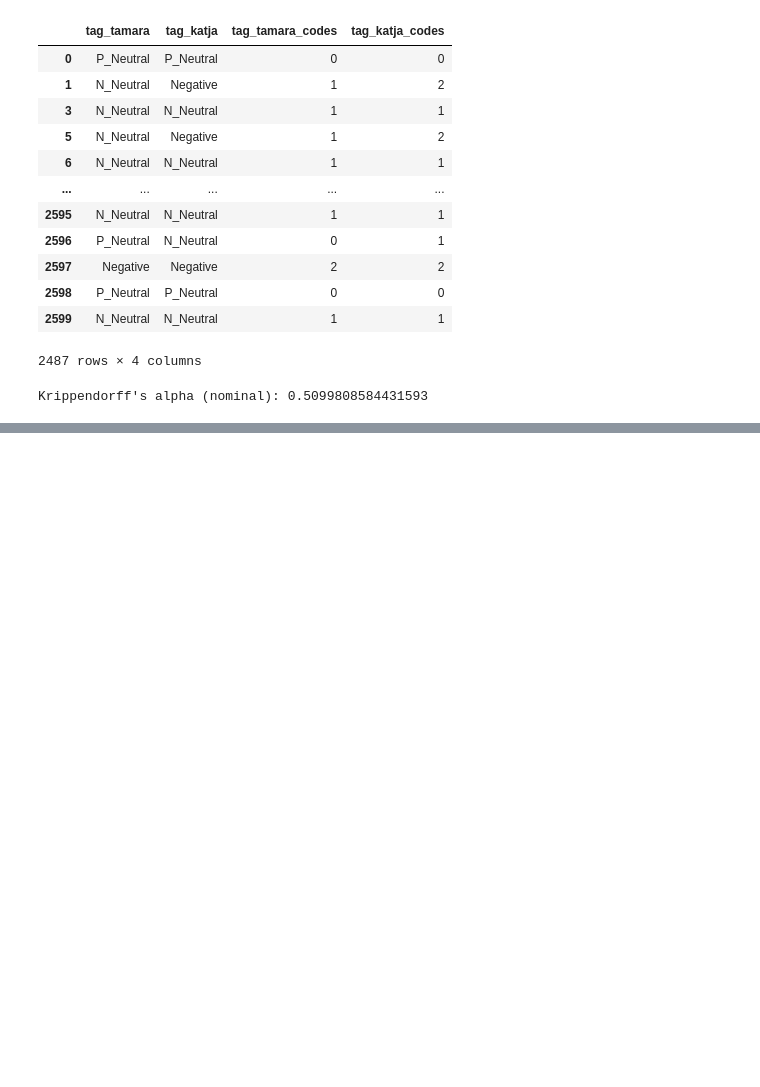
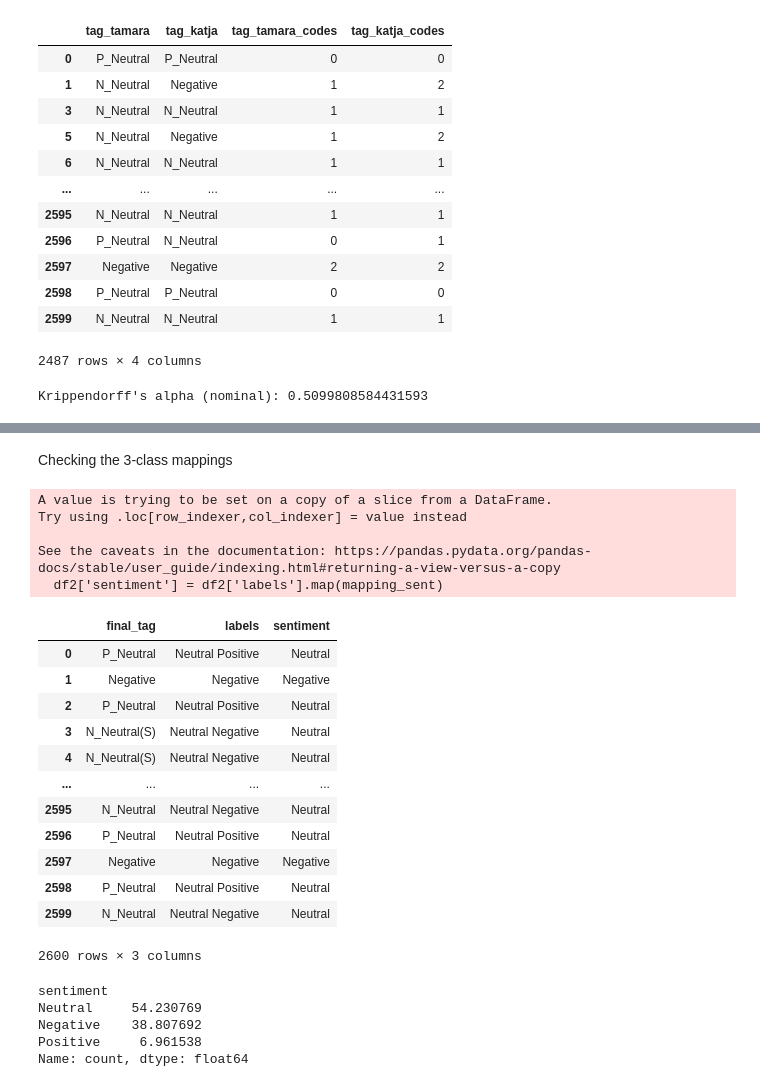
Before and after one commit to katjameden/ParlaMint_Sentiment, a Jupyter notebook: Sentences/Notebooks/Annotations_analysis.ipynb, the cells around one changed output, grey strips where cells are left out. Cells and saved outputs as stored; diff of their text form; code cells hidden in the pictures; blank space fills up the shorter version.

```diff
--- a/Sentences/Notebooks/Annotations_analysis.ipynb
+++ b/Sentences/Notebooks/Annotations_analysis.ipynb
@@ -6,8 +6,8 @@ import numpy as np
 # %%
 df = pd.read_csv('../Datasets/annotations.csv', delimiter=",", encoding='utf-8')
 columns_to_keep = ['tag_tamara', 'tag_katja']
-df = df[columns_to_keep]
-df
+df1 = df[columns_to_keep]
+df1
 # %% [output]
 |  | tag_tamara | tag_katja |
 | 0 | P_Neutral | P_Neutral |
@@ -22,6 +22,3 @@ df
 | 2598 | P_Neutral | P_Neutral |
 | 2599 | N_Neutral | N_Neutral |
 2600 rows × 2 columns
-# %%
-df = df.dropna()
-df
@@ -81,0 +177,33 @@ Krippendorff's alpha (nominal): 0.5099808584431593
+# %% [markdown]
+Checking the 3-class mappings
+# %%
+mapping_sent = {
+    'Negative': 'Negative',
+    'Mixed Negative': 'Negative',
+    'Neutral Negative': 'Neutral',
+    'Neutral Positive': 'Neutral',
+    'Mixed Positive': 'Positive',
+    'Positive': 'Positive'
+}
+
+df2['sentiment'] = df2['labels'].map(mapping_sent)
+df2
+# %% [output]
+A value is trying to be set on a copy of a slice from a DataFrame.
+Try using .loc[row_indexer,col_indexer] = value instead
+
+See the caveats in the documentation: https://pandas.pydata.org/pandas-docs/stable/user_guide/indexing.html#returning-a-view-versus-a-copy
+  df2['sentiment'] = df2['labels'].map(mapping_sent)
+|  | final_tag | labels | sentiment |
+| 0 | P_Neutral | Neutral Positive | Neutral |
+| 1 | Negative | Negative | Negative |
+| 2 | P_Neutral | Neutral Positive | Neutral |
+| 3 | N_Neutral(S) | Neutral Negative | Neutral |
+| 4 | N_Neutral(S) | Neutral Negative | Neutral |
+| ... | ... | ... | ... |
+| 2595 | N_Neutral | Neutral Negative | Neutral |
+| 2596 | P_Neutral | Neutral Positive | Neutral |
+| 2597 | Negative | Negative | Negative |
+| 2598 | P_Neutral | Neutral Positive | Neutral |
+| 2599 | N_Neutral | Neutral Negative | Neutral |
+2600 rows × 3 columns
@@ -81,0 +212,9 @@ Krippendorff's alpha (nominal): 0.5099808584431593
+# %%
+sentiment_percentage = (count_sentiment / count_sentiment.sum()) *100
+sentiment_percentage
+# %% [output]
+sentiment
+Neutral     54.230769
+Negative    38.807692
+Positive     6.961538
+Name: count, dtype: float64
```
Also changed, not shown: parts of 13 cells of this notebook, 6 other files.
